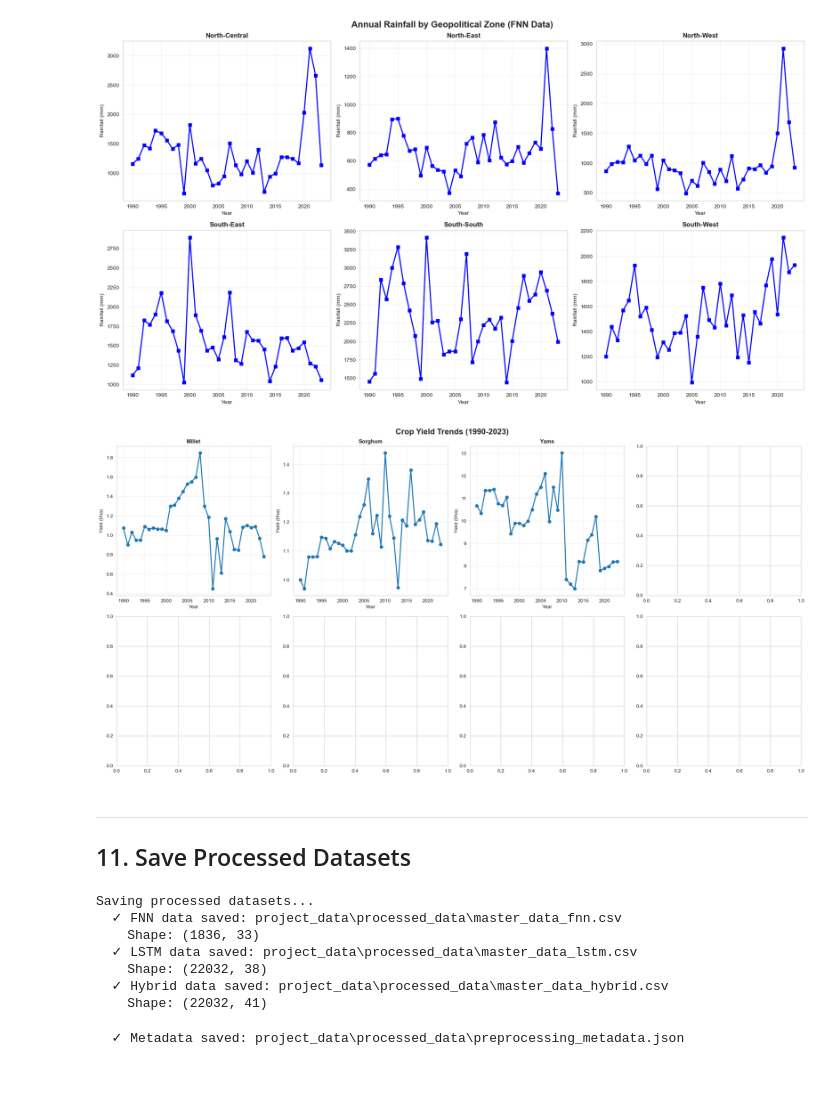
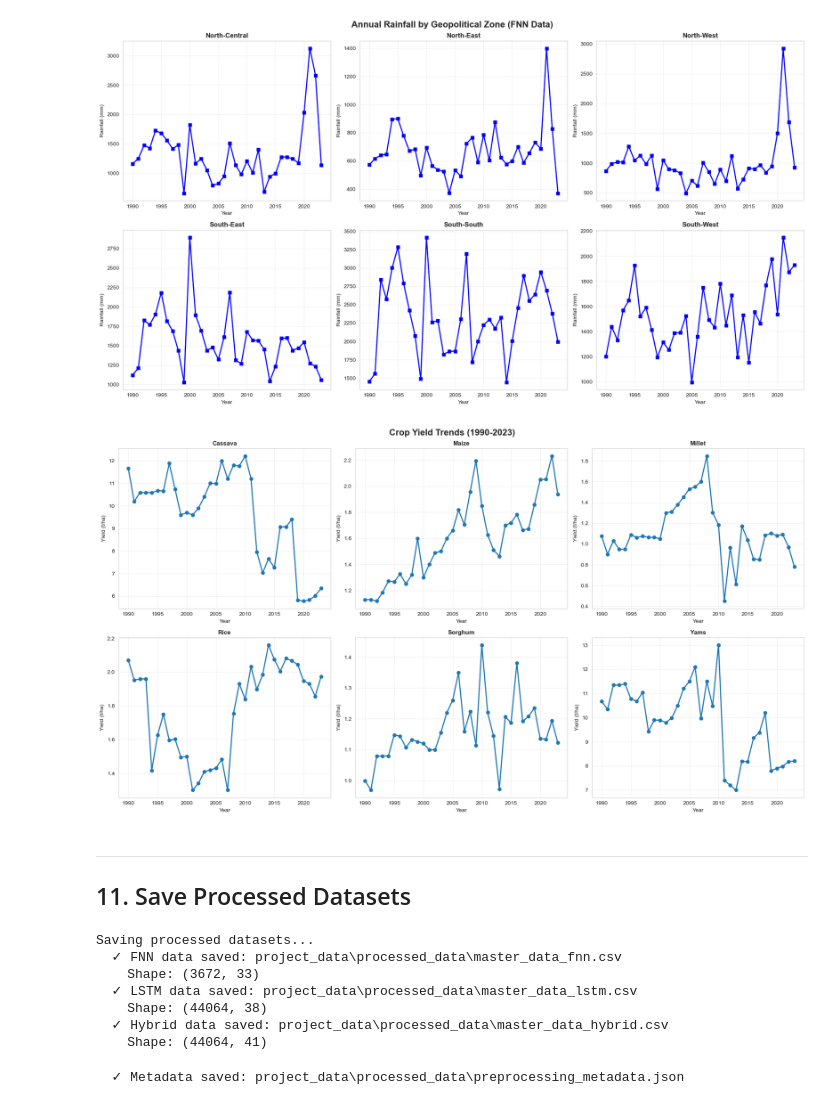
Before and after one commit to David-Ibitokun/Final-Year-Project, a Jupyter notebook: data_prep_and_features.ipynb, the cells around one changed output. Cells and saved outputs as stored; diff of their text form; code cells hidden in the pictures; blank space fills up the shorter version.

```diff
--- a/data_prep_and_features.ipynb
+++ b/data_prep_and_features.ipynb
@@ -217,7 +217,7 @@ Calculating crop yields...
 # %%
 # Focus on major crops by zone
 major_crops = [
-    'Maize', 'Rice, paddy', 'Cassava', 'Yams', 'Sorghum', 'Millet',
+    'Maize', 'Rice', 'Cassava', 'Yams', 'Sorghum', 'Millet',
     'Groundnuts, with shell', 'Cowpeas, dry'
 ]
 
@@ -659,25 +662,25 @@ plt.show()
 [figure]
 # %%
 # Crop yield trends
-fig, axes = plt.subplots(2, 4, figsize=(20, 10))
+fig, axes = plt.subplots(2, 3, figsize=(18, 10))
 fig.suptitle('Crop Yield Trends (1990-2023)', fontsize=16, fontweight='bold')
 
 for idx, crop in enumerate(crops):
-    row = idx // 4
-    col = idx % 4
+    row = idx // 3
+    col = idx % 3
 
     crop_data = yield_data_filtered[yield_data_filtered['Crop'] == crop]
 
     axes[row, col].plot(crop_data['Year'], crop_data['Yield_tonnes_per_ha'], marker='o', linewidth=2)
     axes[row, col].set_title(crop, fontsize=11, fontweight='bold')
     axes[row, col].set_xlabel('Year')
     axes[row, col].set_ylabel('Yield (t/ha)')
     axes[row, col].grid(True, alpha=0.3)
 
 plt.tight_layout()
 plt.show()
 # %% [output]
-[figure, old version]
+[figure, new version]
 # %% [markdown]
 ---
 ## 11. Save Processed Datasets
@@ -708,11 +711,11 @@ print(f"    Shape: {hybrid_master.shape}")
 # %% [output]
 Saving processed datasets...
   ✓ FNN data saved: project_data\processed_data\master_data_fnn.csv
-    Shape: (1836, 33)
+    Shape: (3672, 33)
   ✓ LSTM data saved: project_data\processed_data\master_data_lstm.csv
-    Shape: (22032, 38)
+    Shape: (44064, 38)
   ✓ Hybrid data saved: project_data\processed_data\master_data_hybrid.csv
-    Shape: (22032, 41)
+    Shape: (44064, 41)
 # %%
 # Save metadata
 import json
```
Also changed, not shown: parts of 10 cells of this notebook, 14 other files.
